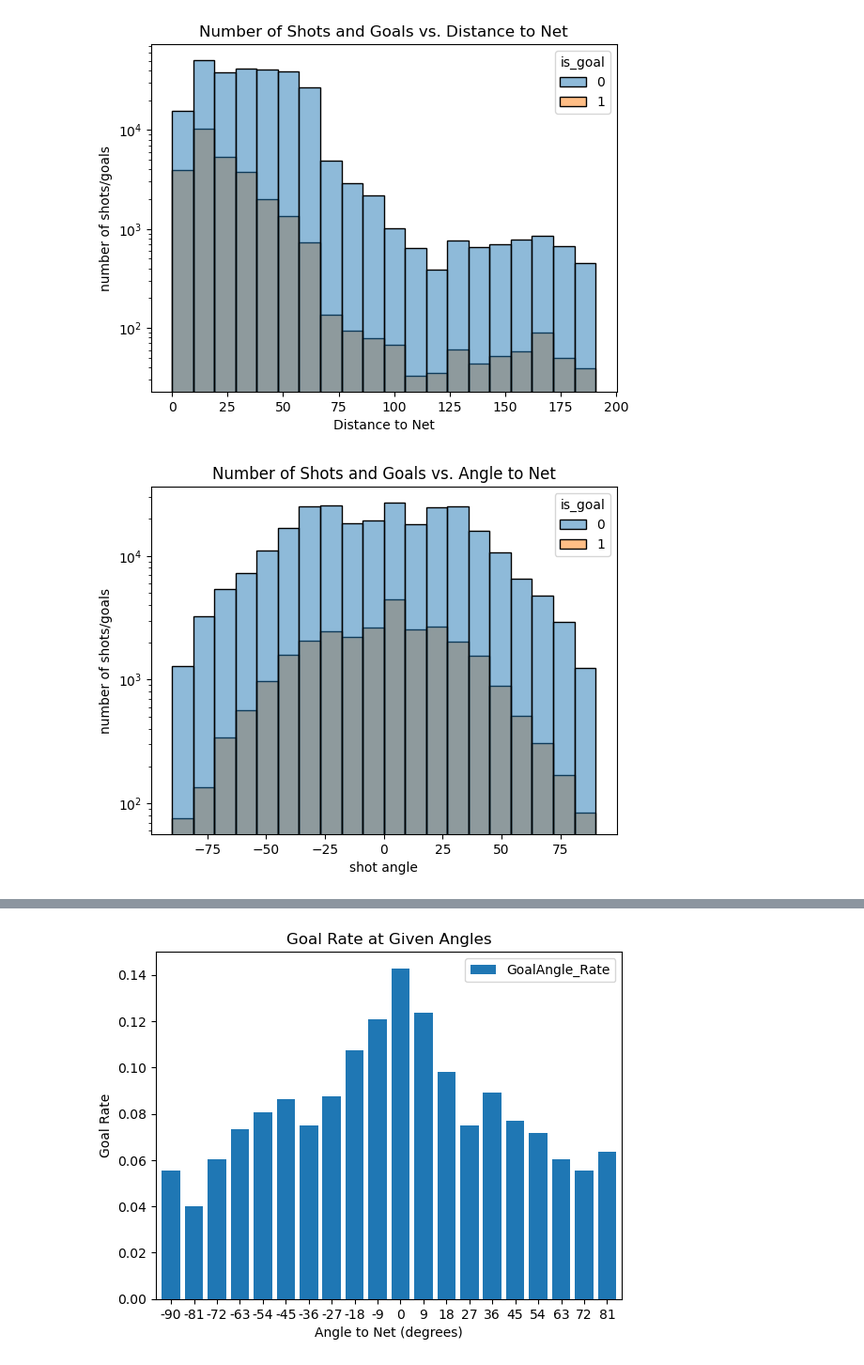
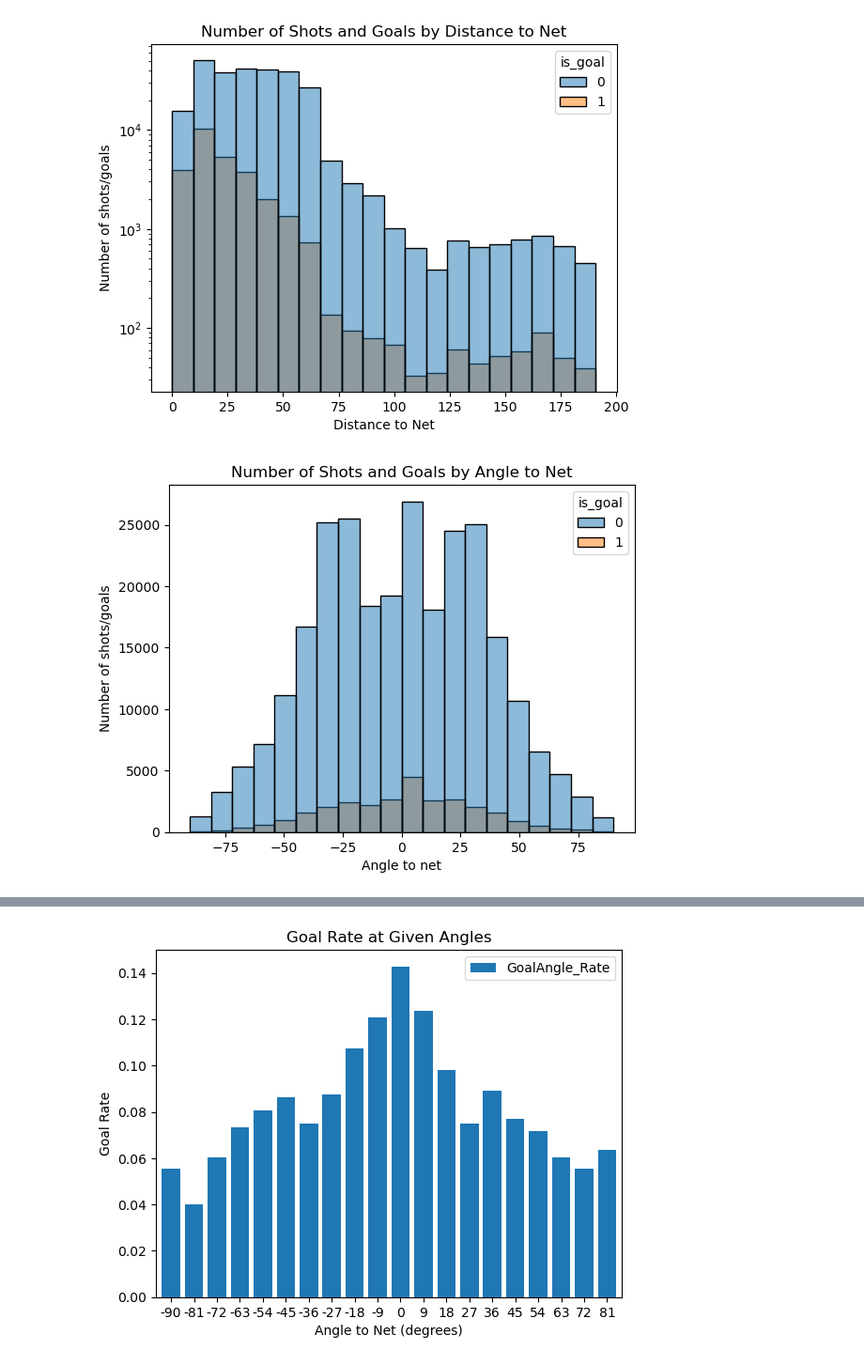
Before and after one commit to Jay-D13/IFT6758-A5-NHL, a Jupyter notebook: notebooks/Milestone2/2 - Features.ipynb, the cells around one changed output, grey strips where cells are left out. Shown at 94% size. Drawn from its saved outputs; the diff is of its cells as text; code cells hidden in the pictures.

Commit message:
Rename axes labels and titles for section 2 hists

```diff
--- a/notebooks/Milestone2/2 - Features.ipynb
+++ b/notebooks/Milestone2/2 - Features.ipynb
@@ -153,10 +153,10 @@ plt.show()
 [figure]
 # %%
 ax3 = sns.histplot(data = df, x = 'angle_shot', bins = 20, hue = 'is_goal')
-ax3.set(title='Number of Shots and Goals vs. Angle to Net',xlabel = 'shot angle', ylabel='number of shots/goals')
-plt.yscale('log')
+ax3.set(title='Number of Shots and Goals by Angle to Net',xlabel = 'Angle to net', ylabel='Number of shots/goals')
+#plt.yscale('log')
 plt.show()
 # %% [output]
-[figure, old version]
+[figure, new version]
 # %%
 ax4 = sns.jointplot(data = df, x = 'angle_shot', y='distance_goal', kind = 'hist', bins = 20)
```
Also changed, not shown: parts of 7 cells of this notebook.
